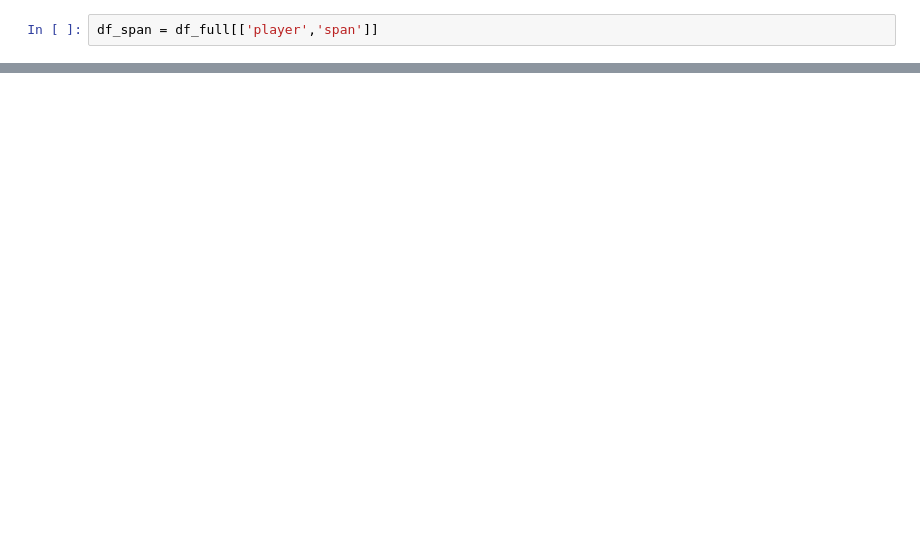
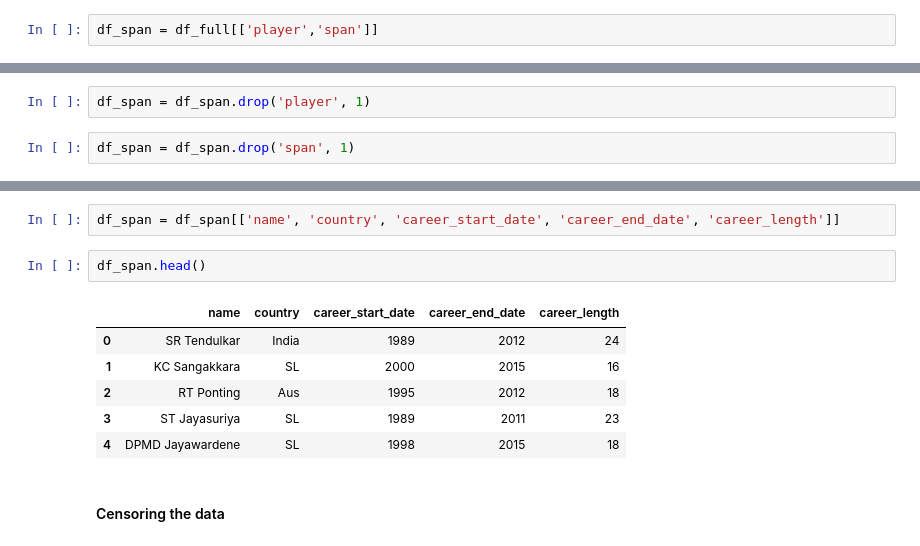
Before and after one commit to keshavramaswamy/ipython-notebooks, a Jupyter notebook: survival_analysis.ipynb, the cells around one changed output, grey strips where cells are left out. Cells and saved outputs as stored; diff of their text form; blank space fills up the shorter version.

```diff
--- a/survival_analysis.ipynb
+++ b/survival_analysis.ipynb
@@ -185,0 +214,4 @@ df_span
+# %%
+df_span = df_span.drop('player', 1)
+# %%
+df_span = df_span.drop('span', 1)
@@ -185,0 +220,13 @@ df_span
+# %%
+df_span = df_span[['name', 'country', 'career_start_date', 'career_end_date', 'career_length']]
+# %%
+df_span.head()
+# %% [output]
+|  | name | country | career_start_date | career_end_date | career_length |
+| 0 | SR Tendulkar | India | 1989 | 2012 | 24 |
+| 1 | KC Sangakkara | SL | 2000 | 2015 | 16 |
+| 2 | RT Ponting | Aus | 1995 | 2012 | 18 |
+| 3 | ST Jayasuriya | SL | 1989 | 2011 | 23 |
+| 4 | DPMD Jayawardene | SL | 1998 | 2015 | 18 |
+# %% [markdown]
+#### Censoring the data
```
Also changed, not shown: parts of 38 cells of this notebook.
